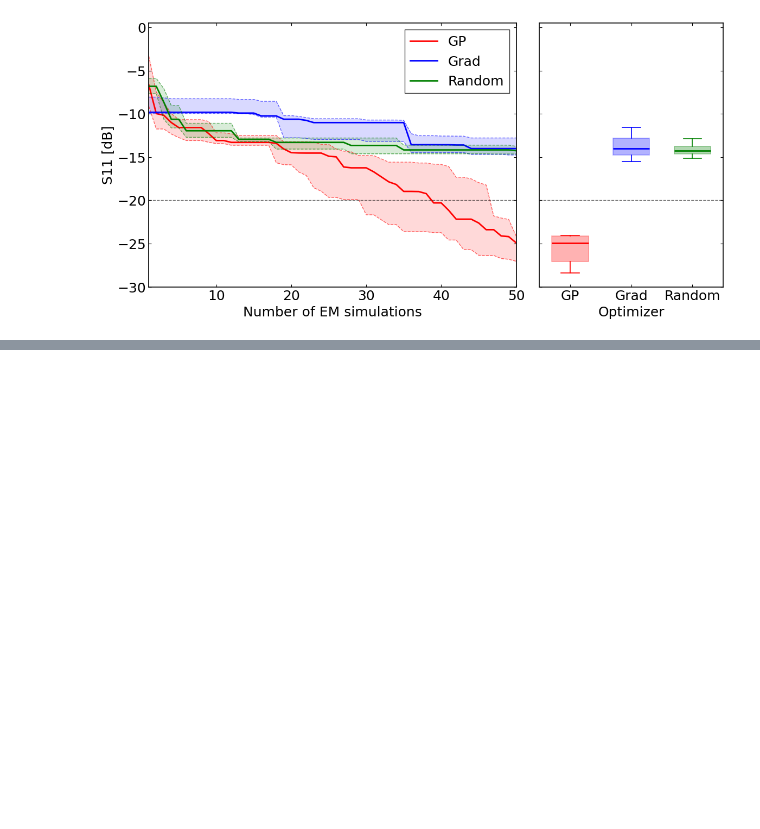
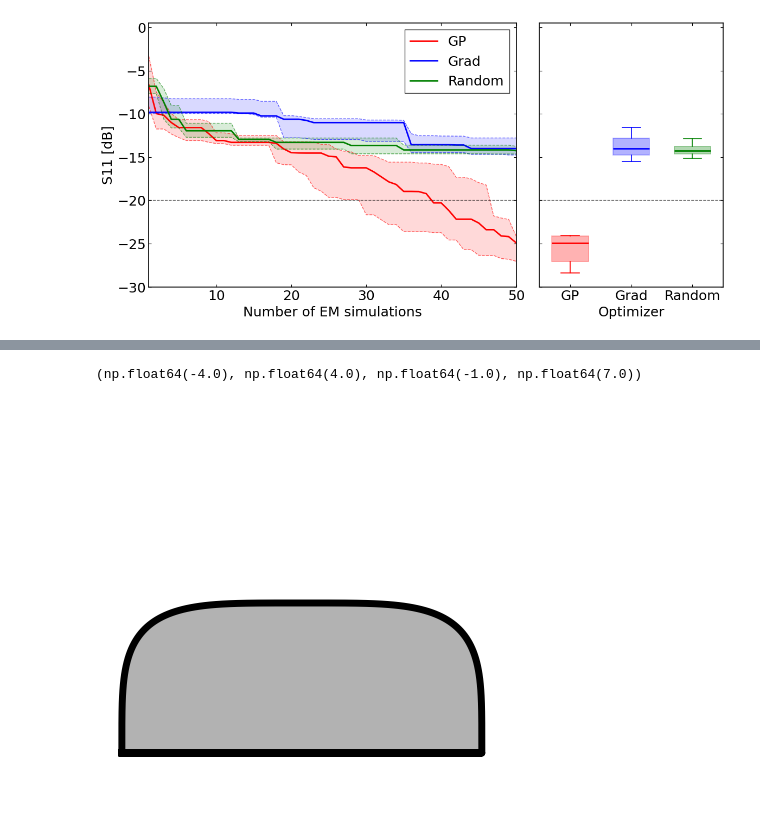
Before and after one commit to Ryoaki374/AntennaSurrogate, a Jupyter notebook: plot.ipynb, the cells around one changed output, grey strips where cells are left out. Cells and saved outputs as stored; diff of their text form; code cells hidden in the pictures; blank space fills up the shorter version.

```diff
--- a/plot.ipynb
+++ b/plot.ipynb
@@ -301,0 +393,44 @@ plt.tight_layout()
+# %%
+# --- Function to calculate superellipse coordinates ---
+def get_superellipse_points(c,d,n,):
+    # Generate evenly spaced angles from 0 to pi (180 degrees)
+    theta = np.linspace(0, np.pi, 100)
+
+    # Calculate coordinates using parametric equations
+    x = c * np.sign(np.cos(theta)) * np.abs(np.cos(theta))**(2/n)
+    y = d * np.sign(np.sin(theta)) * np.abs(np.sin(theta))**(2/n)
+
+    return x, y
+
+# --- Define shapes to plot ---
+# Define n value, number of top vertices, and title for each shape
+shapes = [
+    {"c": 3.676328, "d": 3.065019, "n": 4.27495, "label": "Initial design"},
+    {"c": 2.0, "d": 3.627538, "n": 6.0, "label": "GP design"},
+]
+# %%
+fig, ax = plt.subplots(1, 1, figsize=(4, 4), layout='constrained')
+ax.set_box_aspect(1)
+ax.set_aspect('equal', 'box')
+
+c, d, n = shapes[0]['c'], shapes[0]['d'], shapes[0]['n']
+
+# Calculate the vertices for the upper half of the superellipse
+x_top, y_top = get_superellipse_points(c, d, n)
+
+# Create the full list of vertices (add the two base points and close the shape)
+x_coords = np.concatenate([[-c], x_top, [c], [-c]])
+y_coords = np.concatenate([[0], y_top, [0], [0]])
+
+# Plot the polygon
+ax.plot(x_coords, y_coords, '-', lw=5, color='k', markersize=5)
+ax.fill(x_coords, y_coords, color='k', alpha=0.3)
+
+ax.set_xlim(-4, 4)
+ax.set_ylim(-1, 7)
+ax.set_xticklabels([])
+ax.set_yticklabels([])
+ax.axis('off')
+# %% [output]
+(np.float64(-4.0), np.float64(4.0), np.float64(-1.0), np.float64(7.0))
+[figure, added]
```
Also changed, not shown: parts of 7 cells of this notebook.
